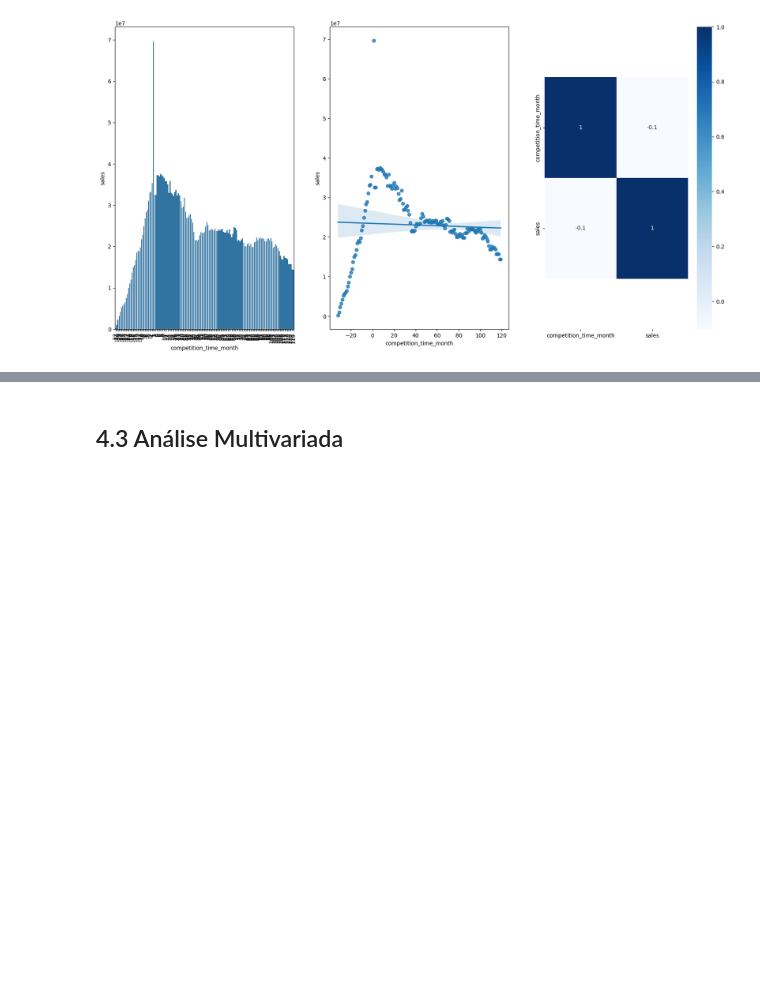
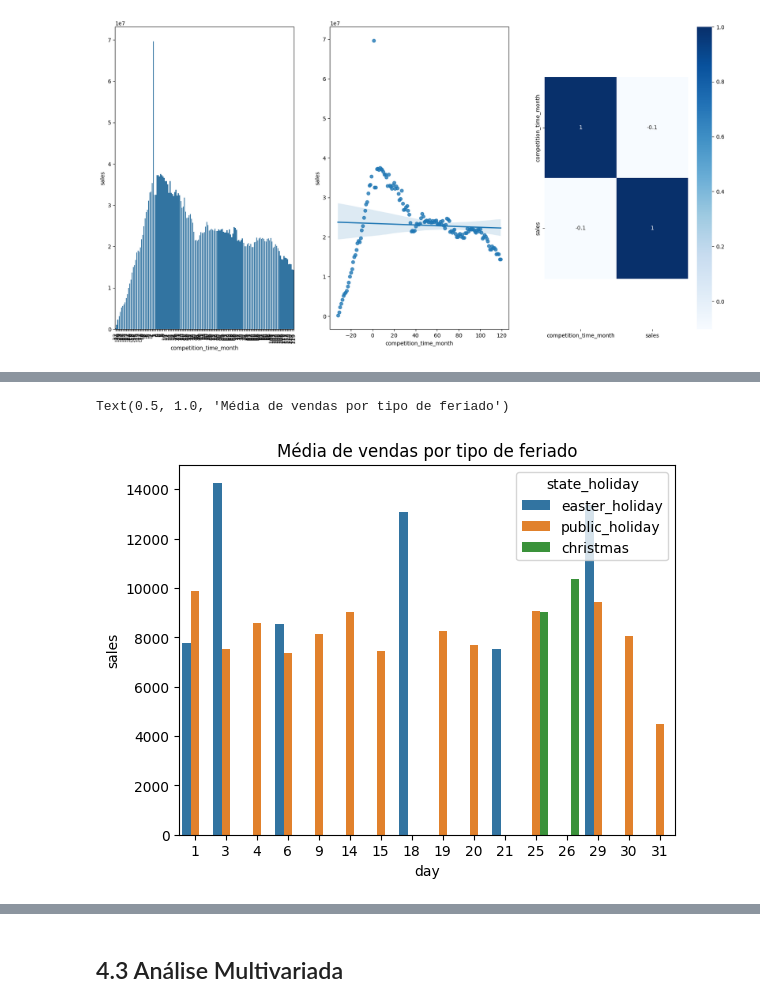
Before and after one commit to alvaro-morais-png/ds_em_producao, a Jupyter notebook: mo4_sotre_sales_prediction.ipynb, the cells around one changed output, grey strips where cells are left out. Drawn from its saved outputs; the diff is of its cells as text; code cells hidden in the pictures; blank space fills up the shorter version.

```diff
--- a/mo4_sotre_sales_prediction.ipynb
+++ b/mo4_sotre_sales_prediction.ipynb
@@ -619,0 +786,9 @@ x.set_ylim(bottom+0.5, top-0.5);
+# %%
+# Agrupa as vendas nos feriados pela média das vendas por dias, para entender quais os tipode de feriados vendem mais
+aux3 = aux[['state_holiday', 'sales','day']].groupby(['day', 'state_holiday']).mean().reset_index()
+
+sns.barplot( x='day', y='sales', hue='state_holiday', data = aux3 )
+plt.title('Média de vendas por tipo de feriado')
+# %% [output]
+Text(0.5, 1.0, 'Média de vendas por tipo de feriado')
+[figure, added]
```
Also changed, not shown: parts of 37 cells of this notebook.
